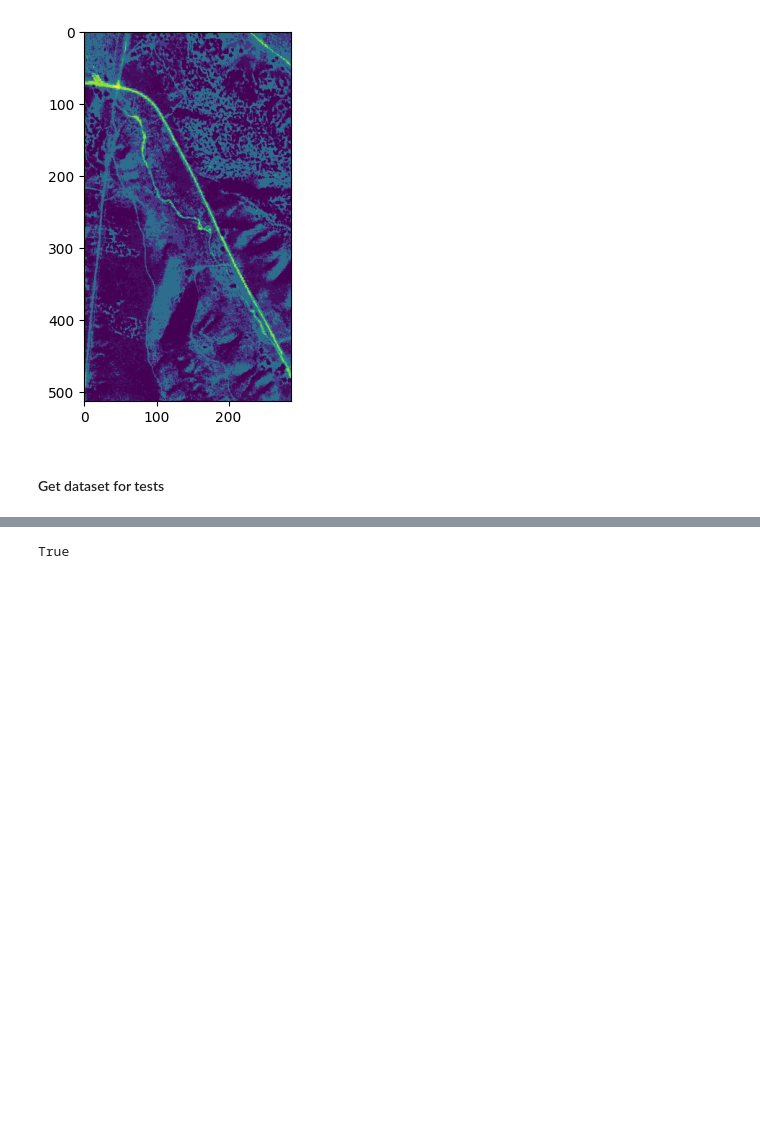
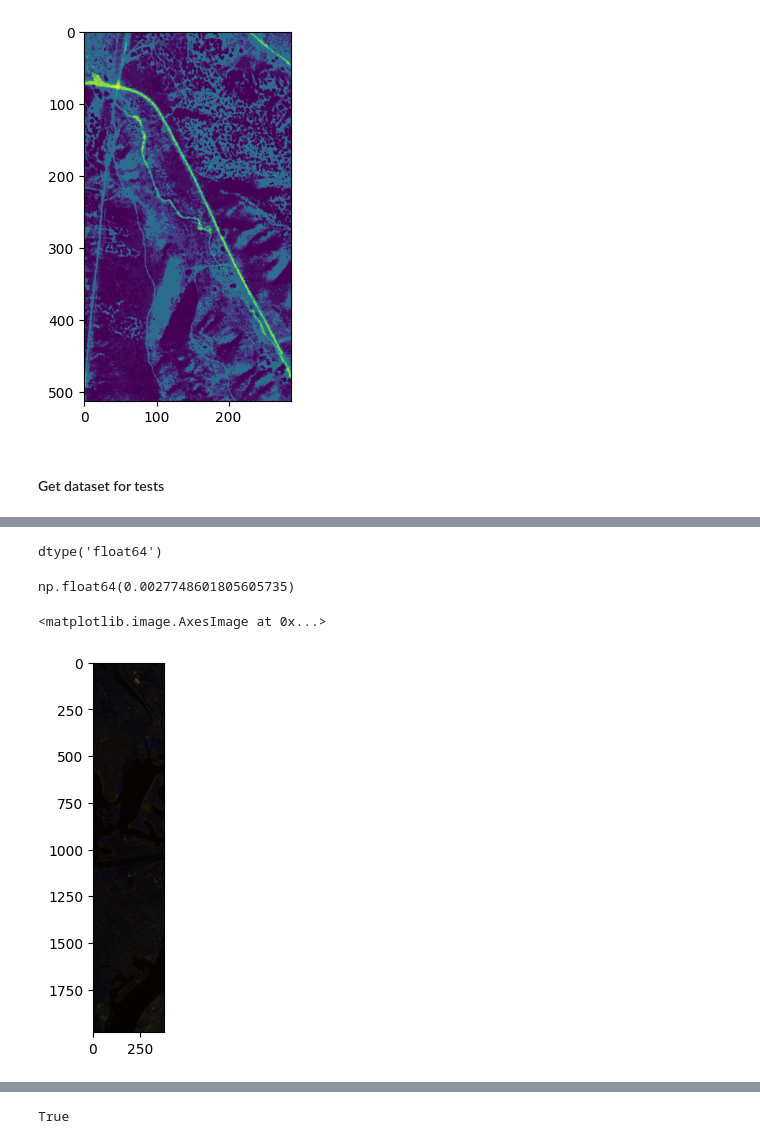
Before and after one commit to jtreguer/two-branch-CNN, a Jupyter notebook: 2BCNN_testing.ipynb, the cells around one changed output, grey strips where cells are left out. Drawn from its saved outputs; the diff is of its cells as text; code cells hidden in the pictures; blank space fills up the shorter version.

```diff
--- a/2BCNN_testing.ipynb
+++ b/2BCNN_testing.ipynb
@@ -257,0 +265,13 @@ for i in range(1,7):
+# %%
+test_hrhsi.dtype
+# %% [output]
+dtype('float64')
+# %%
+test_hrmsi.min()
+# %% [output]
+np.float64(0.0027748601805605735)
+# %%
+plt.imshow((test_hrmsi[:,:,1:]*255).astype(np.uint8), vmin=0,vmax=255, cmap='Wistia')
+# %% [output]
+<matplotlib.image.AxesImage at 0x...>
+[figure, added]
```
Also changed, not shown: parts of 22 cells of this notebook, 3 other files.
